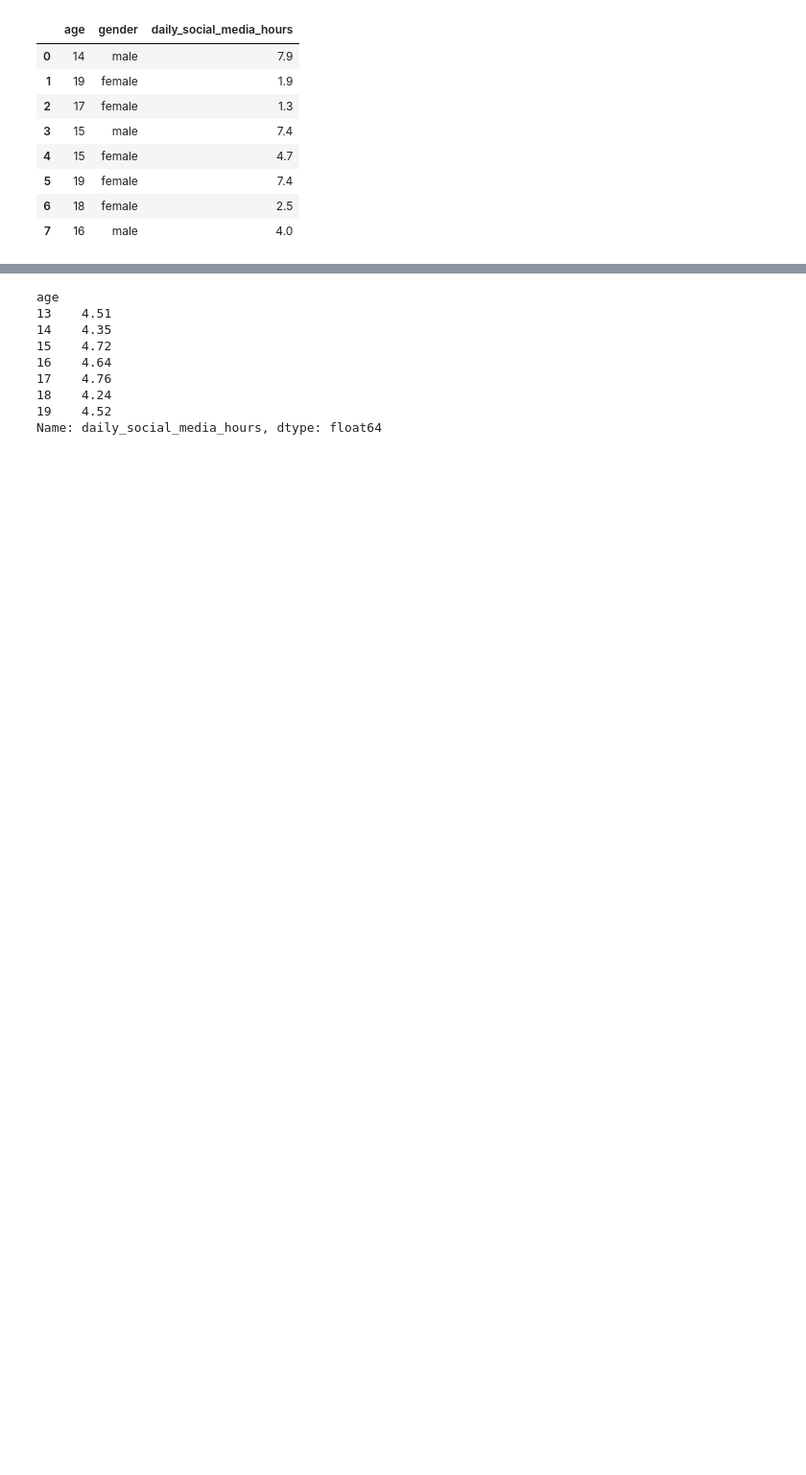
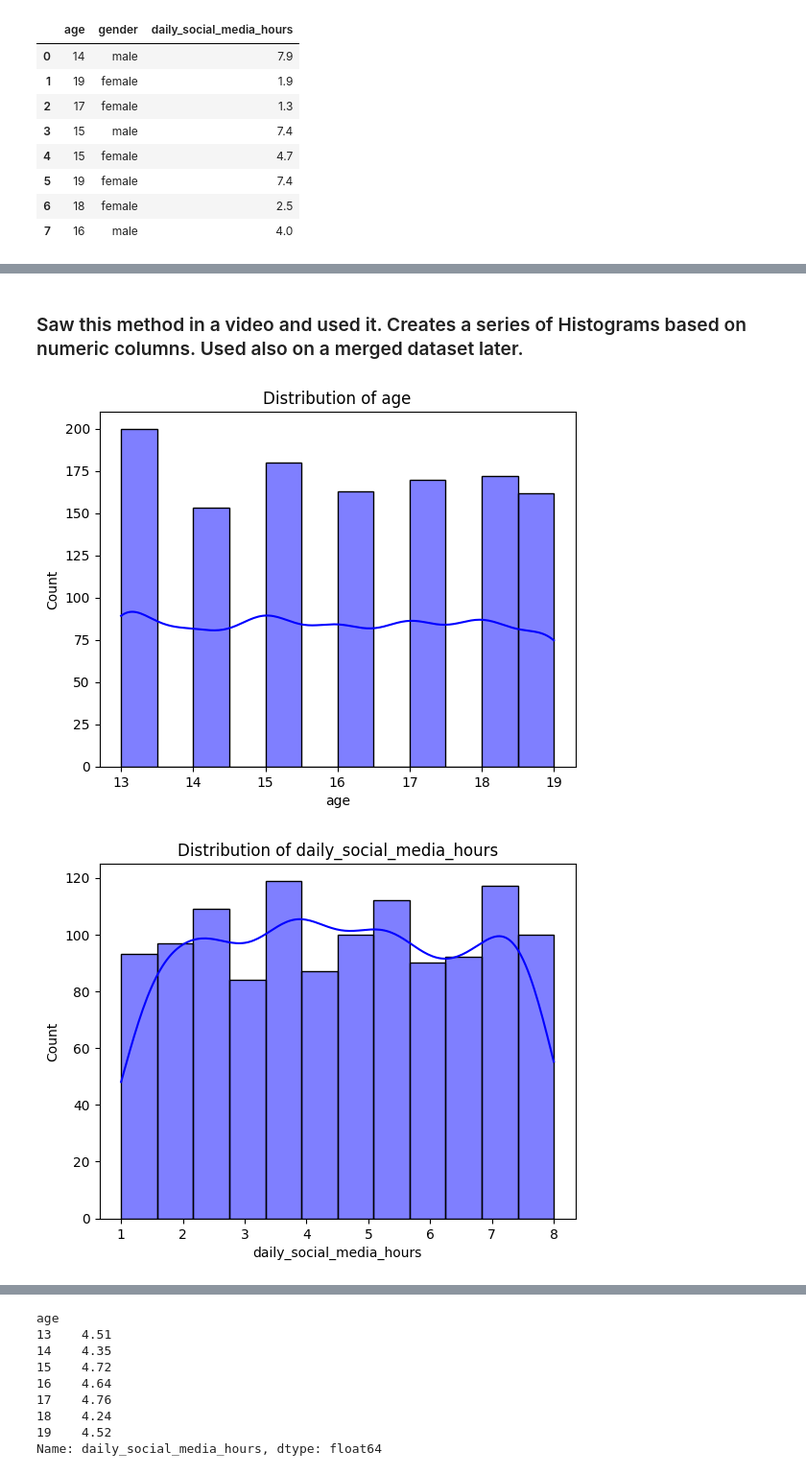
Before and after one commit to mwrobbins56/Student_MentalHealth, a Jupyter notebook: Notebook/student_burnout_trial.ipynb, the cells around one changed output, grey strips where cells are left out. Shown at 96% size. Saved outputs shown, nothing was run; the diff lists cells and outputs as text; code cells hidden in the pictures; blank space fills up the shorter version.

```diff
--- a/Notebook/student_burnout_trial.ipynb
+++ b/Notebook/student_burnout_trial.ipynb
@@ -470,0 +348,13 @@ sns.boxplot(x=teen_df['age'])
+# %% [markdown]
+### Saw this method in a video and used it. Creates a series of Histograms based on numeric columns. Used also on a merged dataset later.
+# %%
+num_cols = ['age','daily_social_media_hours','sleep_hours','screen_time_before_sleep']
+
+for col in num_cols:
+    plt.figure()
+    sns.histplot(teen_df[col], kde=True,color='blue')
+    plt.title(f"Distribution of {col}")
+    plt.show()
+# %% [output]
+[figure, added]
+[figure, added]
```
Also changed, not shown: parts of 103 cells of this notebook, 4 other files.
